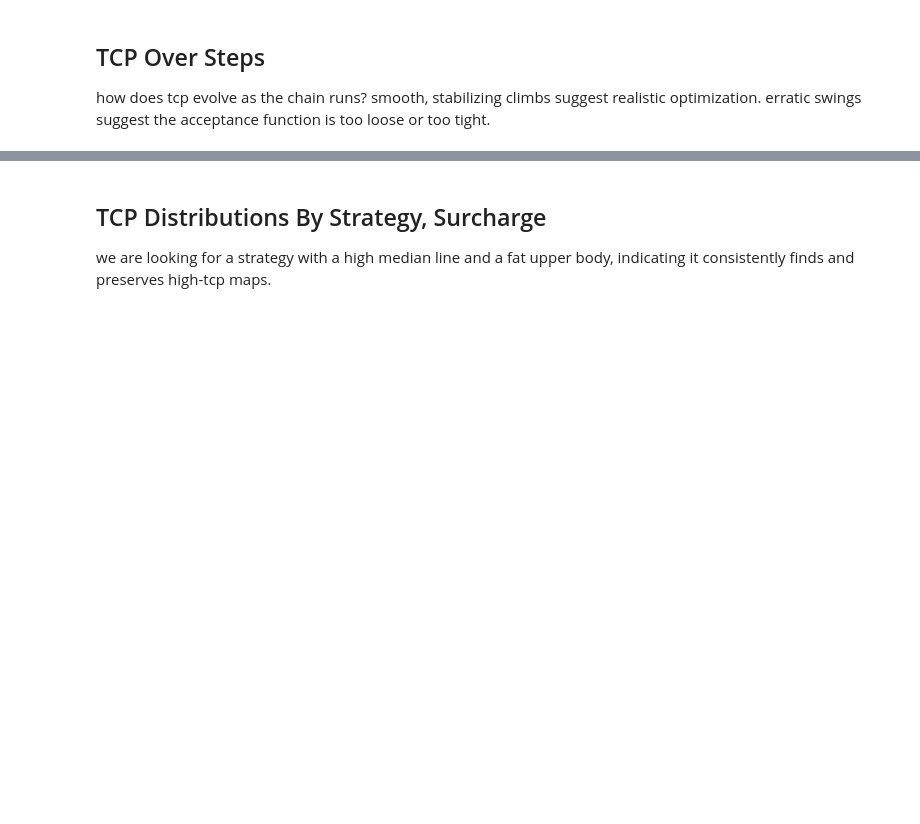
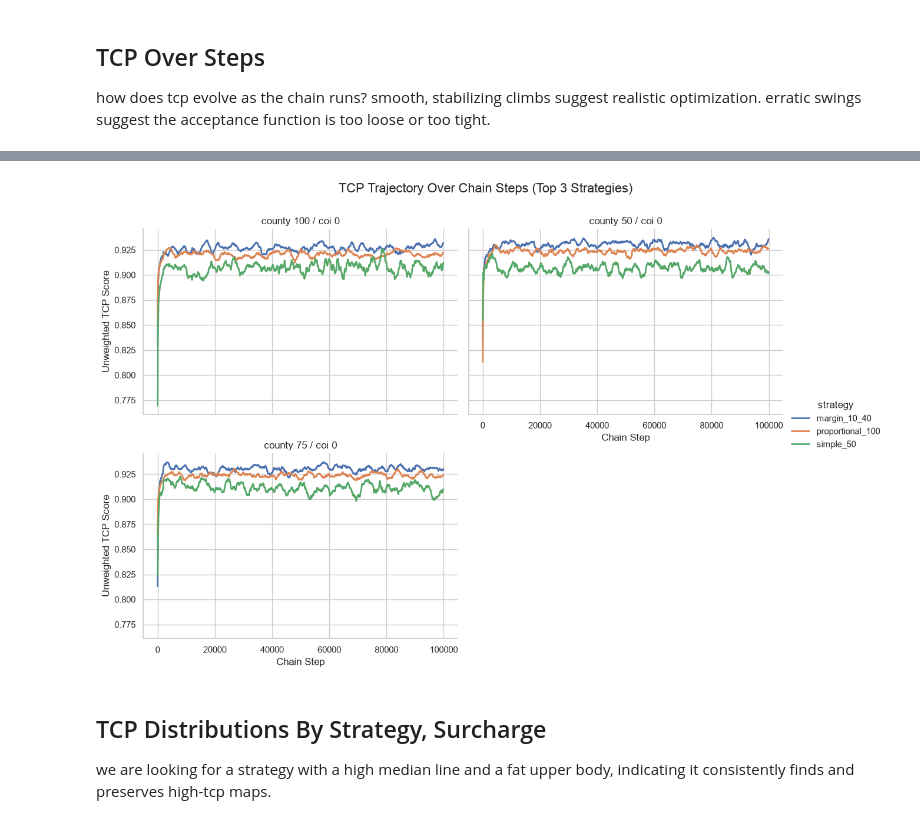
Before and after one commit to jevonlipsey/coi-preservation-project, a Jupyter notebook: analysis/results_viz.ipynb, the cells around one changed output, grey strips where cells are left out. Drawn from its saved outputs; the diff is of its cells as text; code cells hidden in the pictures; blank space fills up the shorter version.

```diff
--- a/analysis/results_viz.ipynb
+++ b/analysis/results_viz.ipynb
@@ -155,28 +163,29 @@ plt.show()
 # %%
 # filter based on the top 3 we think we like
 top_strategies = ['margin_10_40', 'proportional_100', 'simple_50']
 filtered_traces = traces[traces['strategy'].isin(top_strategies)].copy()
-
 grouped_traces = filtered_traces.groupby(['step', 'surcharge_label', 'strategy'], observed=True).mean(numeric_only=True).reset_index()
-
+grouped_traces = grouped_traces.sort_values(['surcharge_label', 'strategy', 'step'])
+grouped_traces[TCP_COL] = grouped_traces.groupby(['surcharge_label', 'strategy'], observed=True)[TCP_COL].transform(lambda x: x.rolling(20, min_periods=1).mean())
 # 3. Plot with thicker lines and a distinct color palette
 g = sns.relplot(
     data=grouped_traces,
     x='step',
     y=TCP_COL,
     hue='strategy',
     col='surcharge_label',
     col_wrap=2,
     kind='line',
     height=4,
     aspect=1.5,
     linewidth=2,
 )
-
 g.set_axis_labels('Chain Step', 'Unweighted TCP Score')
 g.set_titles('{col_name}')
 g.fig.suptitle('TCP Trajectory Over Chain Steps (Top 3 Strategies)', y=1.05, fontsize=16)
 plt.show()
+# %% [output]
+[figure, added]
 # %% [markdown]
 ## TCP Distributions By Strategy, Surcharge
 
```
Also changed, not shown: parts of 7 cells of this notebook.
